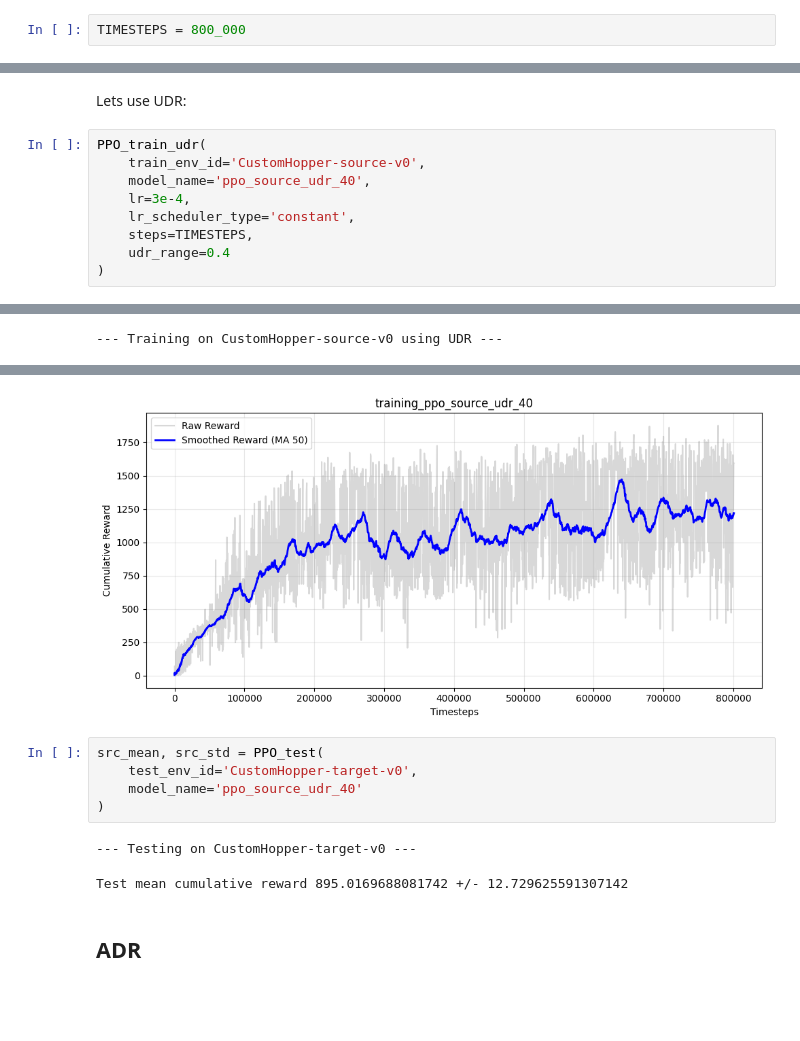
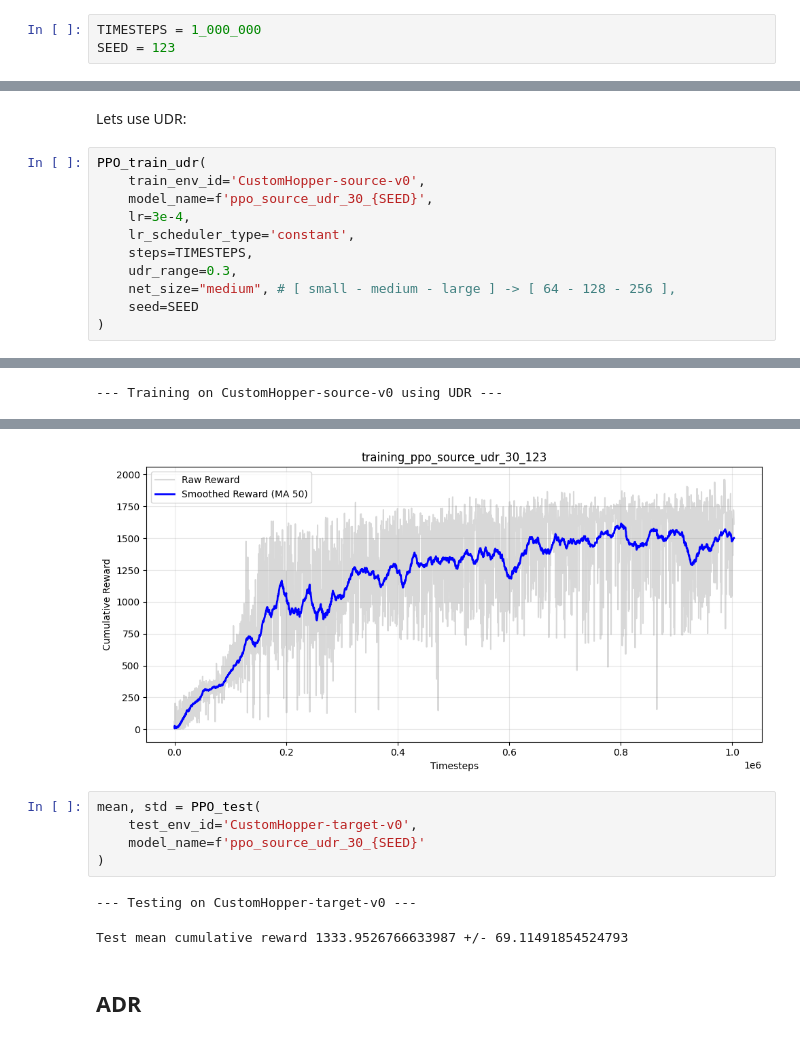
Before and after one commit to daviderandino/RLProject, a Jupyter notebook: experiments.ipynb, the cells around one changed output, grey strips where cells are left out. Drawn from its saved outputs; the diff is of its cells as text; blank space fills up the shorter version.

Commit message:
add: seed and refactor

```diff
--- a/experiments.ipynb
+++ b/experiments.ipynb
@@ -11,7 +11,8 @@ To begin with, we will try a simple UDR. Then our focus will be implementing an
 
 In the following experiment a PPO, policy-based RL algorithm, will be employed.
 # %%
-TIMESTEPS = 800_000
+TIMESTEPS = 1_000_000
+SEED = 123
 # %% [markdown]
 To begin with, lets train PPO on source and test on source:
 # %%
@@ -57,10 +76,12 @@ Lets use UDR:
 # %%
 PPO_train_udr(
     train_env_id='CustomHopper-source-v0',
-    model_name='ppo_source_udr_40',
+    model_name=f'ppo_source_udr_30_{SEED}',
     lr=3e-4,
     lr_scheduler_type='constant',
     steps=TIMESTEPS,
-    udr_range=0.4
+    udr_range=0.3,
+    net_size="medium", # [ small - medium - large ] -> [ 64 - 128 - 256 ],
+    seed=SEED
 )
 # %% [output]
@@ -69,13 +90,13 @@ PPO_train_udr(
 [interactive output not drawn]
-[figure, old version]
+[figure, new version]
 # %%
-src_mean, src_std = PPO_test(
+mean, std = PPO_test(
     test_env_id='CustomHopper-target-v0',
-    model_name='ppo_source_udr_40'
+    model_name=f'ppo_source_udr_30_{SEED}'
 )
 # %% [output]
 --- Testing on CustomHopper-target-v0 ---
-Test mean cumulative reward 895.0169688081742 +/- 12.729625591307142
+Test mean cumulative reward 1333.9526766633987 +/- 69.11491854524793
 # %% [markdown]
 ## ADR
 # %% [markdown]
```
Also changed, not shown: parts of 10 cells of this notebook, 33 other files.
